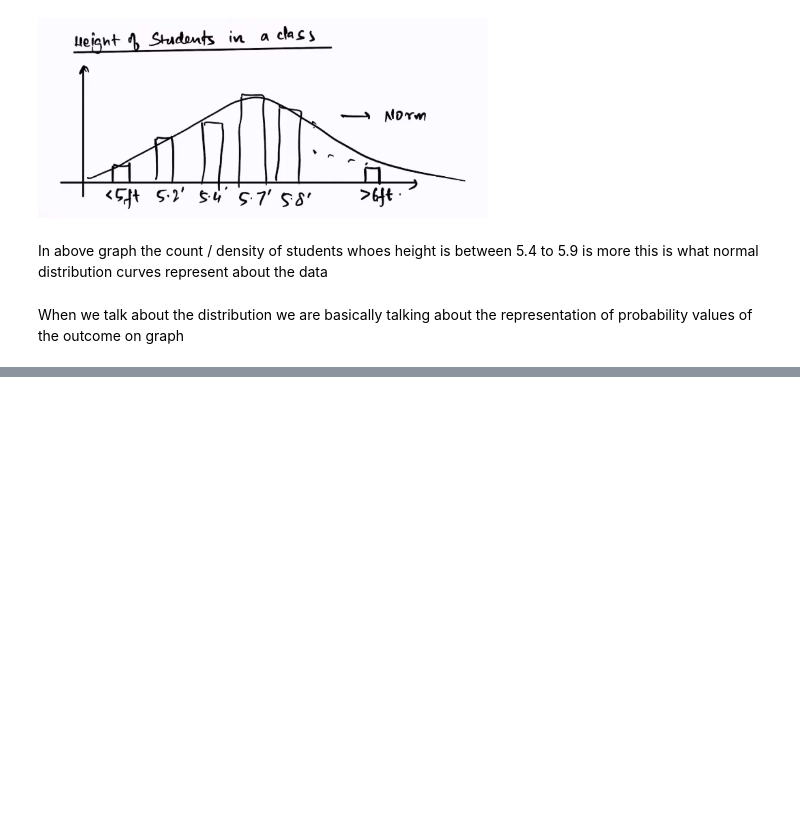
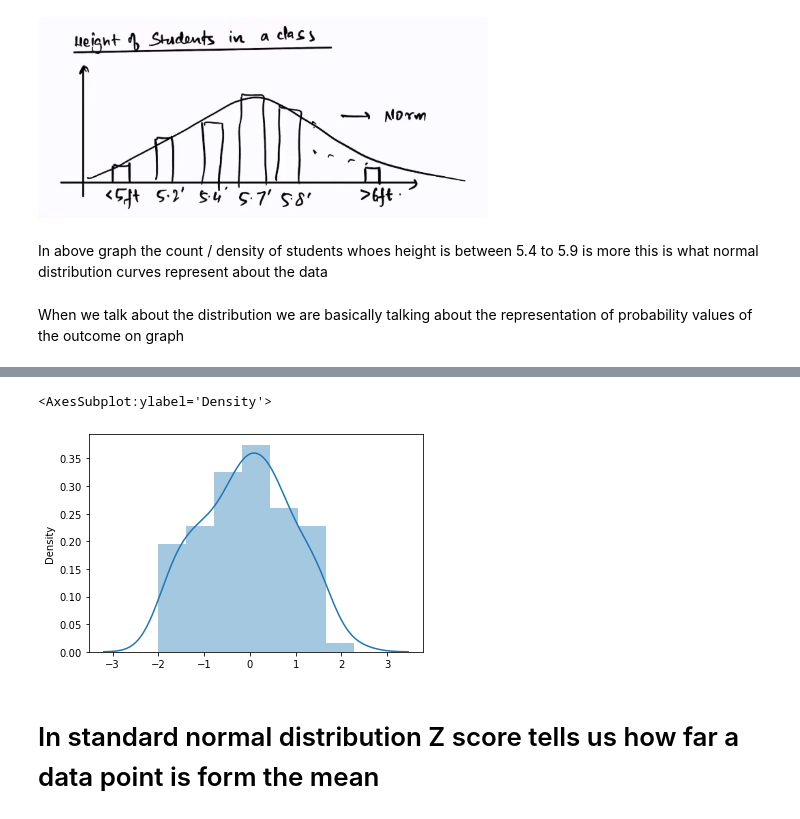
Before and after one commit to Agramoflife/My_math_codes, a Jupyter notebook: stats_hands_on.ipynb, the cells around one changed output, grey strips where cells are left out. Saved outputs shown, nothing was run; the diff lists cells and outputs as text; code cells hidden in the pictures; blank space fills up the shorter version.

```diff
--- a/stats_hands_on.ipynb
+++ b/stats_hands_on.ipynb
@@ -67,0 +78,11 @@ When we talk about the distribution we are basically talking about the represent
+# %%
+z_transformed_data = []
+for i in Normal_distribution_data:
+    z = (i - mean)/std_dev
+    z_transformed_data.append(z)
+sns.distplot(z_transformed_data)
+# %% [output]
+<AxesSubplot:ylabel='Density'>
+[figure, added]
+# %% [markdown]
+# In standard normal distribution Z score tells us how far a data point is form the mean
```
Also changed, not shown: parts of 5 cells of this notebook.
